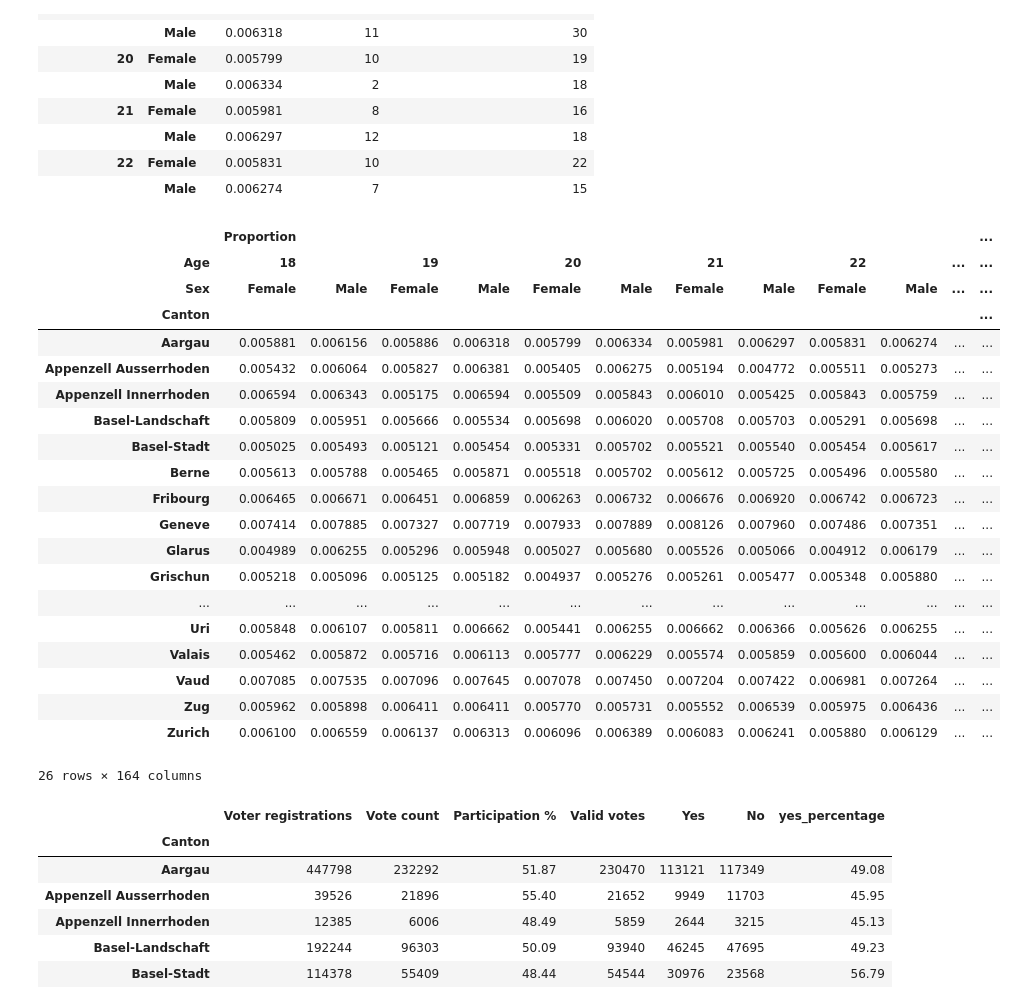
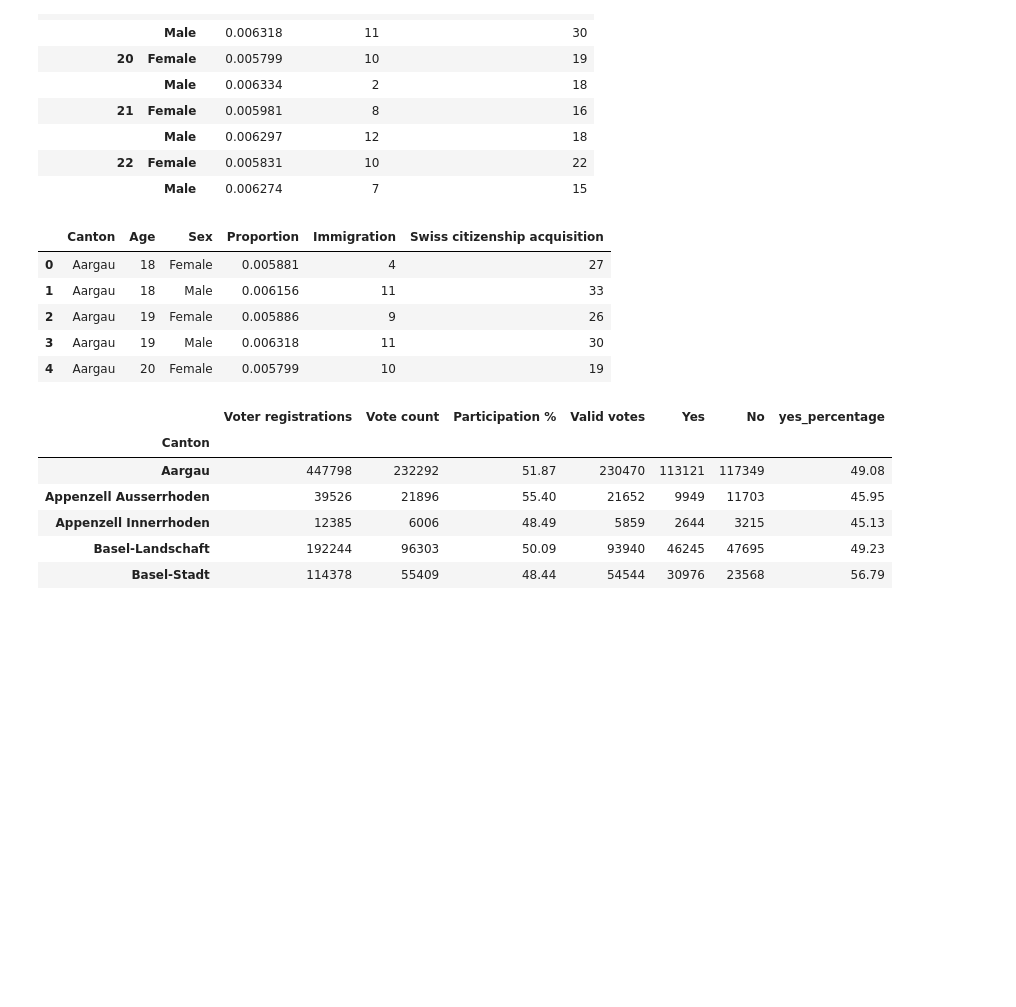
Before and after one commit to Rolph1/Online-privacy-votation-data-analysis, a Jupyter notebook: analysis.ipynb, the cells around one changed output. Saved outputs shown, nothing was run; the diff lists cells and outputs as text; code cells hidden in the pictures; blank space fills up the shorter version.

```diff
--- a/analysis.ipynb
+++ b/analysis.ipynb
@@ -138,26 +152,12 @@ cantons_df.head(10)
 |  |  | Male | 0.006274 | 7 | 15 |
 # %%
 cantons_df = cantons_df.reset_index()
-cantons_df.pivot(columns=["Age", "Sex"], index="Canton", values=["Proportion"])
+#cantons_df.pivot(columns=["Age", "Sex"], index="Canton", values=["Proportion"])
+cantons_df.head()
 # %% [output]
-|  | Proportion |  |  |  |  |  |  |  |  |  |  | ... |
-| Age | 18 |  | 19 |  | 20 |  | 21 |  | 22 |  | ... | ... |
-| Sex | Female | Male | Female | Male | Female | Male | Female | Male | Female | Male | ... | ... |
-| Canton |  |  |  |  |  |  |  |  |  |  |  | ... |
-| Aargau | 0.005881 | 0.006156 | 0.005886 | 0.006318 | 0.005799 | 0.006334 | 0.005981 | 0.006297 | 0.005831 | 0.006274 | ... | ... |
-| Appenzell Ausserrhoden | 0.005432 | 0.006064 | 0.005827 | 0.006381 | 0.005405 | 0.006275 | 0.005194 | 0.004772 | 0.005511 | 0.005273 | ... | ... |
-| Appenzell Innerrhoden | 0.006594 | 0.006343 | 0.005175 | 0.006594 | 0.005509 | 0.005843 | 0.006010 | 0.005425 | 0.005843 | 0.005759 | ... | ... |
-| Basel-Landschaft | 0.005809 | 0.005951 | 0.005666 | 0.005534 | 0.005698 | 0.006020 | 0.005708 | 0.005703 | 0.005291 | 0.005698 | ... | ... |
-| Basel-Stadt | 0.005025 | 0.005493 | 0.005121 | 0.005454 | 0.005331 | 0.005702 | 0.005521 | 0.005540 | 0.005454 | 0.005617 | ... | ... |
-| Berne | 0.005613 | 0.005788 | 0.005465 | 0.005871 | 0.005518 | 0.005702 | 0.005612 | 0.005725 | 0.005496 | 0.005580 | ... | ... |
-| Fribourg | 0.006465 | 0.006671 | 0.006451 | 0.006859 | 0.006263 | 0.006732 | 0.006676 | 0.006920 | 0.006742 | 0.006723 | ... | ... |
-| Geneve | 0.007414 | 0.007885 | 0.007327 | 0.007719 | 0.007933 | 0.007889 | 0.008126 | 0.007960 | 0.007486 | 0.007351 | ... | ... |
-| Glarus | 0.004989 | 0.006255 | 0.005296 | 0.005948 | 0.005027 | 0.005680 | 0.005526 | 0.005066 | 0.004912 | 0.006179 | ... | ... |
-| Grischun | 0.005218 | 0.005096 | 0.005125 | 0.005182 | 0.004937 | 0.005276 | 0.005261 | 0.005477 | 0.005348 | 0.005880 | ... | ... |
-| ... | ... | ... | ... | ... | ... | ... | ... | ... | ... | ... | ... | ... |
-| Uri | 0.005848 | 0.006107 | 0.005811 | 0.006662 | 0.005441 | 0.006255 | 0.006662 | 0.006366 | 0.005626 | 0.006255 | ... | ... |
-| Valais | 0.005462 | 0.005872 | 0.005716 | 0.006113 | 0.005777 | 0.006229 | 0.005574 | 0.005859 | 0.005600 | 0.006044 | ... | ... |
-| Vaud | 0.007085 | 0.007535 | 0.007096 | 0.007645 | 0.007078 | 0.007450 | 0.007204 | 0.007422 | 0.006981 | 0.007264 | ... | ... |
-| Zug | 0.005962 | 0.005898 | 0.006411 | 0.006411 | 0.005770 | 0.005731 | 0.005552 | 0.006539 | 0.005975 | 0.006436 | ... | ... |
-| Zurich | 0.006100 | 0.006559 | 0.006137 | 0.006313 | 0.006096 | 0.006389 | 0.006083 | 0.006241 | 0.005880 | 0.006129 | ... | ... |
+|  | Canton | Age | Sex | Proportion | Immigration | Swiss citizenship acquisition |
+| 0 | Aargau | 18 | Female | 0.005881 | 4 | 27 |
+| 1 | Aargau | 18 | Male | 0.006156 | 11 | 33 |
+| 2 | Aargau | 19 | Female | 0.005886 | 9 | 26 |
+| 3 | Aargau | 19 | Male | 0.006318 | 11 | 30 |
+| 4 | Aargau | 20 | Female | 0.005799 | 10 | 19 |
-26 rows × 164 columns
```
Also changed, not shown: parts of 18 cells of this notebook, 1 other file.
